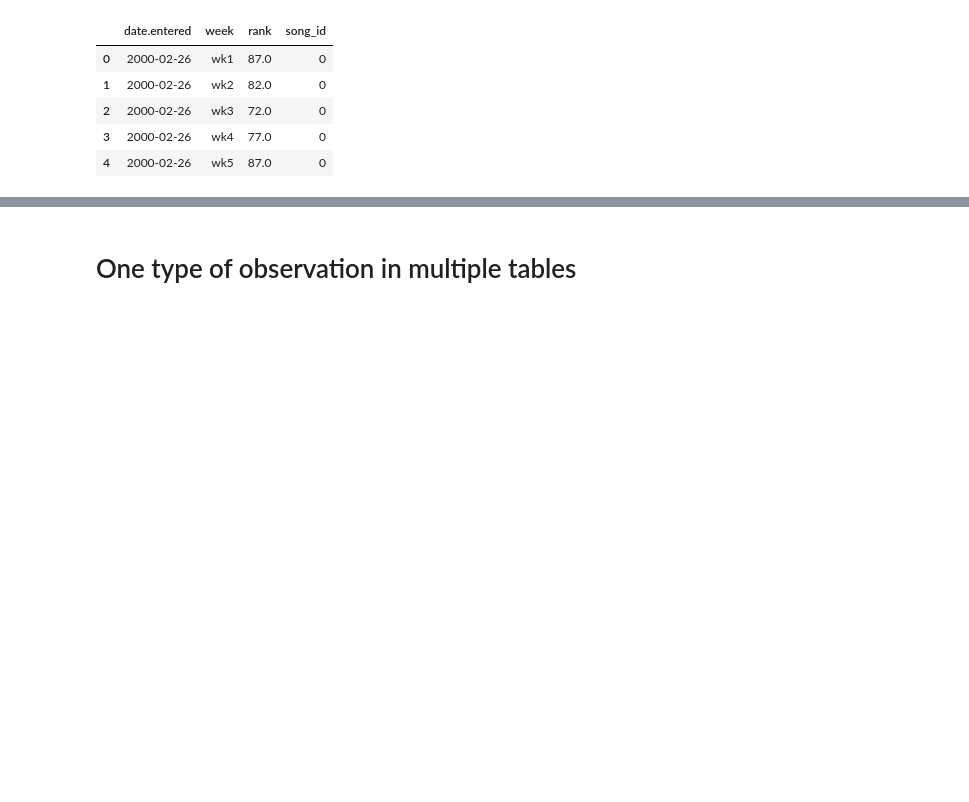
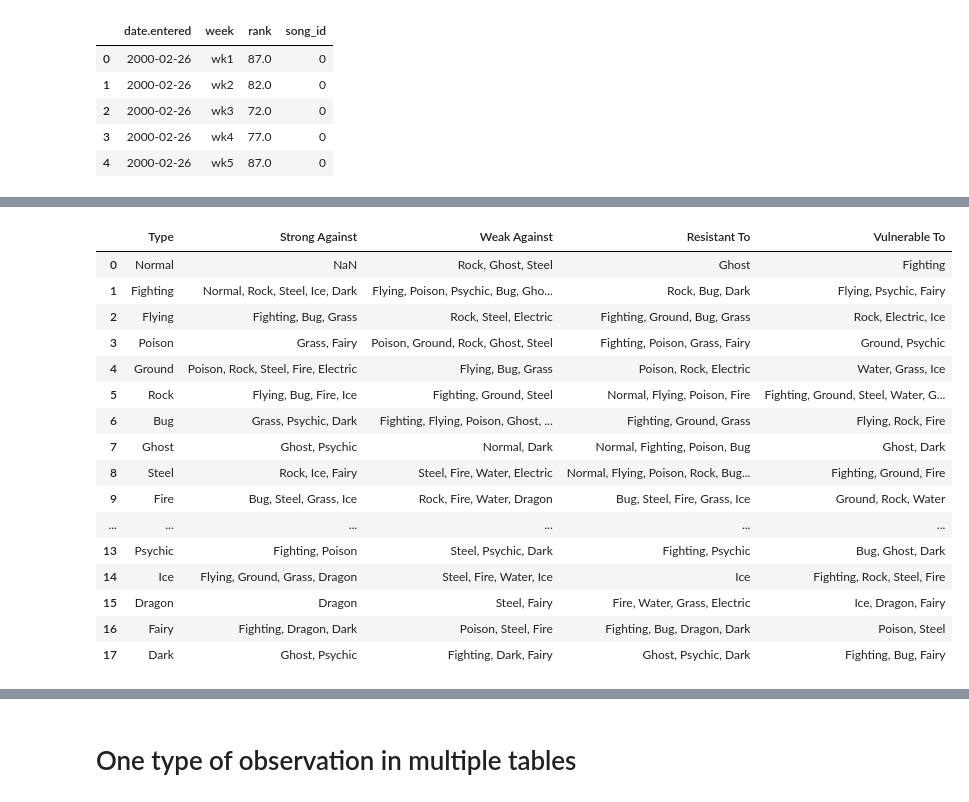
Before and after one commit to scientificprogrammingUOS/lectures, a Jupyter notebook: week07-Cleaning_Data_with_Pandas/lecture.ipynb, the cells around one changed output, grey strips where cells are left out. Cells and saved outputs as stored; diff of their text form; code cells hidden in the pictures; blank space fills up the shorter version.

```diff
--- a/week07-Cleaning_Data_with_Pandas/lecture.ipynb
+++ b/week07-Cleaning_Data_with_Pandas/lecture.ipynb
@@ -1060,0 +1164,21 @@ ranks.head()
+# %%
+type_chart = pd.read_csv("data/pokemon_type_chart.csv", delimiter="\t")
+type_chart
+# %% [output]
+|  | Type | Strong Against | Weak Against | Resistant To | Vulnerable To |
+| 0 | Normal | NaN | Rock, Ghost, Steel | Ghost | Fighting |
+| 1 | Fighting | Normal, Rock, Steel, Ice, Dark | Flying, Poison, Psychic, Bug, Gho... | Rock, Bug, Dark | Flying, Psychic, Fairy |
+| 2 | Flying | Fighting, Bug, Grass | Rock, Steel, Electric | Fighting, Ground, Bug, Grass | Rock, Electric, Ice |
+| 3 | Poison | Grass, Fairy | Poison, Ground, Rock, Ghost, Steel | Fighting, Poison, Grass, Fairy | Ground, Psychic |
+| 4 | Ground | Poison, Rock, Steel, Fire, Electric | Flying, Bug, Grass | Poison, Rock, Electric | Water, Grass, Ice |
+| 5 | Rock | Flying, Bug, Fire, Ice | Fighting, Ground, Steel | Normal, Flying, Poison, Fire | Fighting, Ground, Steel, Water, G... |
+| 6 | Bug | Grass, Psychic, Dark | Fighting, Flying, Poison, Ghost, ... | Fighting, Ground, Grass | Flying, Rock, Fire |
+| 7 | Ghost | Ghost, Psychic | Normal, Dark | Normal, Fighting, Poison, Bug | Ghost, Dark |
+| 8 | Steel | Rock, Ice, Fairy | Steel, Fire, Water, Electric | Normal, Flying, Poison, Rock, Bug... | Fighting, Ground, Fire |
+| 9 | Fire | Bug, Steel, Grass, Ice | Rock, Fire, Water, Dragon | Bug, Steel, Fire, Grass, Ice | Ground, Rock, Water |
+| ... | ... | ... | ... | ... | ... |
+| 13 | Psychic | Fighting, Poison | Steel, Psychic, Dark | Fighting, Psychic | Bug, Ghost, Dark |
+| 14 | Ice | Flying, Ground, Grass, Dragon | Steel, Fire, Water, Ice | Ice | Fighting, Rock, Steel, Fire |
+| 15 | Dragon | Dragon | Steel, Fairy | Fire, Water, Grass, Electric | Ice, Dragon, Fairy |
+| 16 | Fairy | Fighting, Dragon, Dark | Poison, Steel, Fire | Fighting, Bug, Dragon, Dark | Poison, Steel |
+| 17 | Dark | Ghost, Psychic | Fighting, Dark, Fairy | Ghost, Psychic, Dark | Fighting, Bug, Fairy |
```
Also changed, not shown: parts of 38 cells of this notebook, 8 other files.
